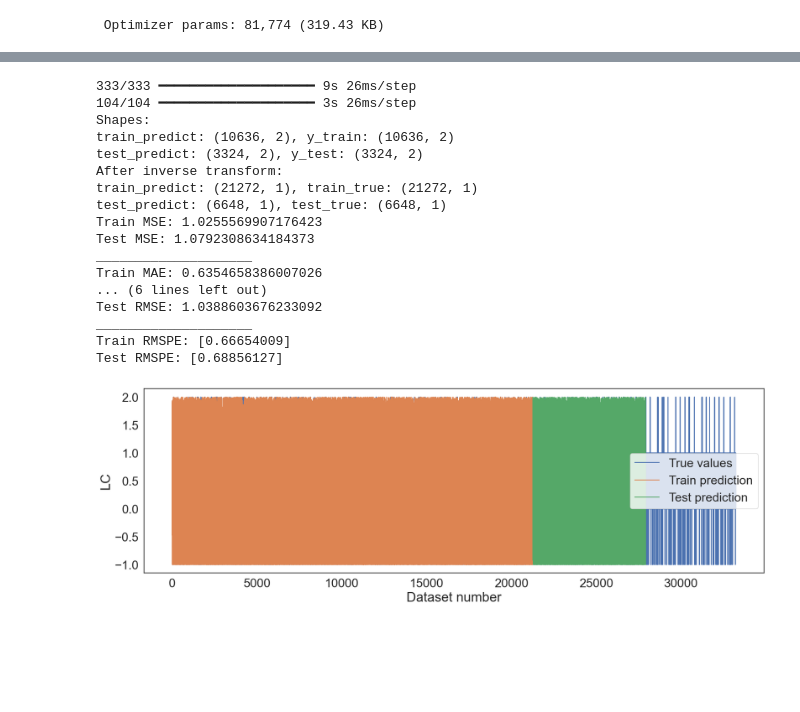
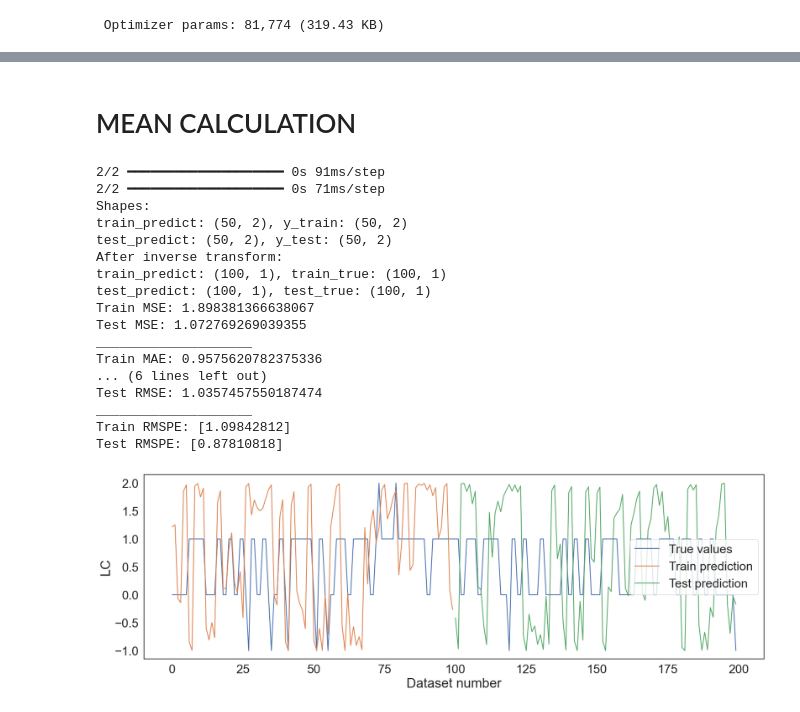
Before and after one commit to ng-anhhtuann/ecg-stroke-prediction, a Jupyter notebook: elderly-stroke/scripts/stroke_model_train.ipynb, the cells around one changed output, grey strips where cells are left out. Cells and saved outputs as stored; diff of their text form; code cells hidden in the pictures; blank space fills up the shorter version.

Commit message:
[ng-anhhtuann] Retrain model and evaluation by mean

```diff
--- a/elderly-stroke/scripts/stroke_model_train.ipynb
+++ b/elderly-stroke/scripts/stroke_model_train.ipynb
@@ -14,7 +14,7 @@ from sklearn.metrics import mean_absolute_percentage_error
 
 import tensorflow as tf
 import keras_tuner as kt
-from tensorflow.keras.models import Sequential, load_model # type: ignore
+from tensorflow.keras.models import Sequential, load_model, Model # type: ignore
 from tensorflow.keras.layers import Conv1D, Input, Dense, Dropout, GlobalMaxPooling1D, LayerNormalization, BatchNormalization, MaxPooling1D # type: ignore
 from tensorflow.keras.optimizers import Adam # type: ignore
 from tensorflow.keras.losses import BinaryCrossentropy # type: ignore
@@ -32,13 +32,14 @@ DATASET_STROKE = "../24h-ecg-quality"
 DATASET_STROKE_UNQUALITY = "../24h-ecg-unquality"
 DATASET_TEST = "../dataset-stroke-test"
 METADATA = '../subjects.xlsx'
+QC_MODEL = '/qc-model'
 # %% [output]
 Num GPUs Available:  0
 # %% [markdown]
 # Predict all rest dataset in FOLDER_FILTER
 # %%
 label_after_qc= os.path.join(FOLDER_FILTER, "label.txt")
-loaded_model = load_model(os.path.join(MODEL, "qc_model.keras"))
+loaded_model = load_model(os.path.join(MODEL + QC_MODEL, "qc_model.keras"))
 
 with open(label_after_qc, 'w') as label_file:
     for file_name in os.listdir(FOLDER_FILTER):
@@ -241,7 +242,7 @@ def build_model(hp):
 
 tuner = kt.Hyperband(
     build_model,
-    objective='binary_accuracy',
+    objective='val_loss',
     max_epochs=50,
     factor=3,
     directory=MODEL,
@@ -519,28 +575,33 @@ Model: "sequential_1"
+# %% [markdown]
+# MEAN CALCULATION
+# %%
+X_train_500 = X_train[:50]
+y_train_500 = y_train[:50]
+
+X_test_500 = X_test[:50]
+y_test_500 = y_test[:50]
 # %%
-model = load_model(model_path)
-
-# Predict on training and test data
-train_predict = model.predict(X_train)
-test_predict = model.predict(X_test)
+train_predict = best_model.predict(X_train_500)
+test_predict = best_model.predict(X_test_500)
 
 # Check the shapes of predictions and true values
 print("Shapes:")
-print(f"train_predict: {train_predict.shape}, y_train: {y_train.shape}")
-print(f"test_predict: {test_predict.shape}, y_test: {y_test.shape}")
+print(f"train_predict: {train_predict.shape}, y_train: {y_train_500.shape}")
+print(f"test_predict: {test_predict.shape}, y_test: {y_test_500.shape}")
 
 train_predict = train_predict.reshape(-1, 1)
 test_predict = test_predict.reshape(-1, 1)
-y_train = y_train.reshape(-1, 1)
-y_test = y_test.reshape(-1, 1)
+y_train_eva = y_train_500.reshape(-1, 1)
+y_test_eva = y_test_500.reshape(-1, 1)
 
 # Scaling and inverse scaling
 scaler = MinMaxScaler()
 scaler.fit(y.reshape(-1, 1))
 
 train_predict = scaler.inverse_transform(train_predict)
-train_true = scaler.inverse_transform(y_train)
+train_true = scaler.inverse_transform(y_train_eva)
 test_predict = scaler.inverse_transform(test_predict)
-test_true = scaler.inverse_transform(y_test)
+test_true = scaler.inverse_transform(y_test_eva)
 
 print("After inverse transform:")
 print(f"train_predict: {train_predict.shape}, train_true: {train_true.shape}")
@@ -577,44 +638,44 @@ print(f"Train RMSE: {train_rmse}")
 print(f"Test RMSE: {test_rmse}")
 print("____________________")
 print(f"Train RMSPE: {train_rmspe}")
 print(f"Test RMSPE: {test_rmspe}")
 
 # Prepare data for plotting
 train_predict_plot = np.empty_like(y.reshape(-1, 1))
 train_predict_plot[:, :] = np.nan
 train_predict_plot[:len(train_predict), :] = train_predict
 
 test_predict_plot = np.empty_like(y.reshape(-1, 1))
 test_predict_plot[:, :] = np.nan
 test_predict_plot[len(train_predict):len(train_predict) + len(test_predict), :] = test_predict
 
-true_values = y.reshape(-1, 1)
+true_values = y[:100].reshape(-1, 1)
 
 # Plot the results
 plt.figure(figsize=(20, 6))
 plt.xlabel("Dataset number")
 plt.ylabel("LC")
 plt.plot(true_values, label="True values")
 plt.plot(train_predict_plot, label="Train prediction")
 plt.plot(test_predict_plot, label="Test prediction")
 plt.legend()
 plt.show()
 # %% [output]
-333/333 ━━━━━━━━━━━━━━━━━━━━ 9s 26ms/step
-104/104 ━━━━━━━━━━━━━━━━━━━━ 3s 26ms/step
+2/2 ━━━━━━━━━━━━━━━━━━━━ 0s 91ms/step
+2/2 ━━━━━━━━━━━━━━━━━━━━ 0s 71ms/step
 Shapes:
-train_predict: (10636, 2), y_train: (10636, 2)
-test_predict: (3324, 2), y_test: (3324, 2)
+train_predict: (50, 2), y_train: (50, 2)
+test_predict: (50, 2), y_test: (50, 2)
 After inverse transform:
-train_predict: (21272, 1), train_true: (21272, 1)
-test_predict: (6648, 1), test_true: (6648, 1)
-Train MSE: 1.0255569907176423
-Test MSE: 1.0792308634184373
+train_predict: (100, 1), train_true: (100, 1)
+test_predict: (100, 1), test_true: (100, 1)
+Train MSE: 1.898381366638067
+Test MSE: 1.072769269039355
 ____________________
-Train MAE: 0.6354658386007026
+Train MAE: 0.9575620782375336
 ... (6 lines left out)
-Test RMSE: 1.0388603676233092
+Test RMSE: 1.0357457550187474
 ____________________
-Train RMSPE: [0.66654009]
-Test RMSPE: [0.68856127]
+Train RMSPE: [1.09842812]
+Test RMSPE: [0.87810818]
-[figure, old version]
+[figure, new version]
```
Also changed, not shown: parts of 12 cells of this notebook, 1 other file.
